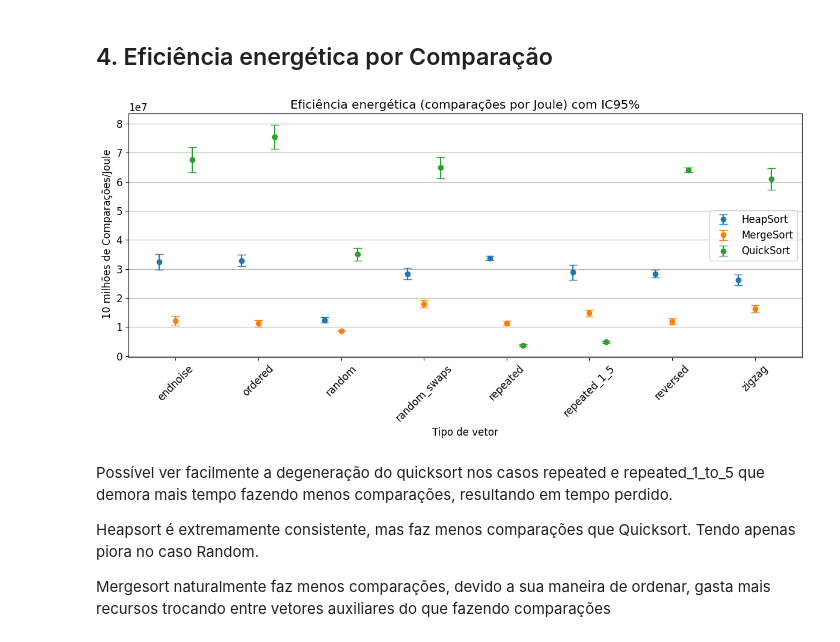
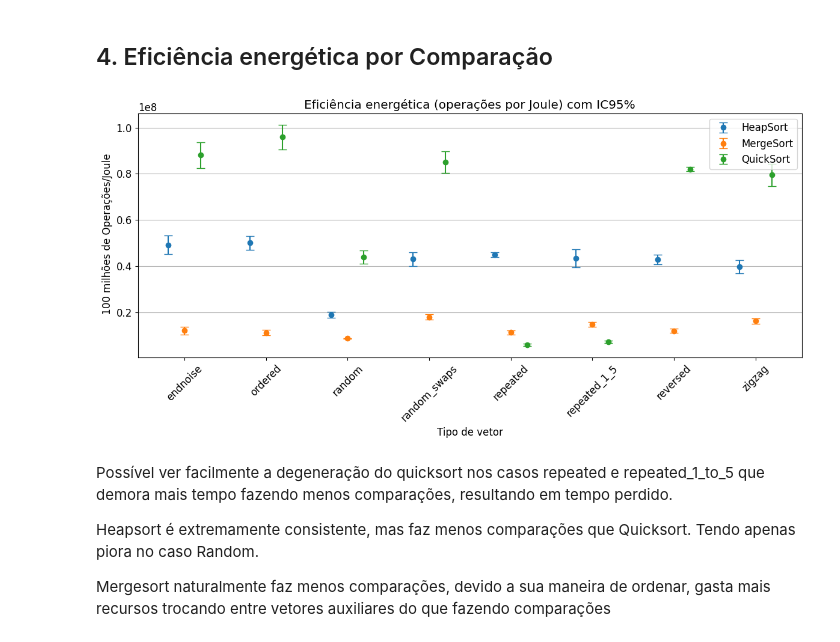
Before and after one commit to E-434/An-lise-de-Desempenho, a Jupyter notebook: Notebooks/ComparacaoAlgoritmos.ipynb, the cells around one changed output. Drawn from its saved outputs; the diff is of its cells as text; code cells hidden in the pictures.

```diff
--- a/Notebooks/ComparacaoAlgoritmos.ipynb
+++ b/Notebooks/ComparacaoAlgoritmos.ipynb
@@ -485,14 +485,13 @@ Removendo a exceção (Heapsort com vetor repeated), fica muito mais claro as te
 ## 4. Eficiência energética por Comparação
 # %%
 none = all_data[all_data["stress"] == "none"].copy()
-
-none["comparacoes_por_joule"] = (
-    none["comparisons"] / none["energy_j"]
+none["operacoes_por_joule"] = (
+    (none["comparisons"] + none["swaps"]) / none["energy_j"]
 )
 
 eficiencia = (
     none
-    .groupby(["algorithm","vector_type"])["comparacoes_por_joule"]
+    .groupby(["algorithm","vector_type"])["operacoes_por_joule"]
     .apply(media_ic)
     .unstack()
     .reset_index()
@@ -507,36 +506,36 @@ x = np.arange(len(vetores))
 
 for alg, offset in zip(algoritmos, offsets):
 
     dados = (
         eficiencia[eficiencia["algorithm"] == alg]
         .set_index("vector_type")
         .loc[vetores]
         .reset_index()
     )
 
     plt.errorbar(
         x + offset,
         dados["media"],
         yerr=dados["ic"],
         fmt="o",
         linestyle="none",
         capsize=5,
         label=alg
     )
 
 plt.xticks(x, vetores, rotation=45)
 
-plt.ylabel(" 10 milhões de Comparações/Joule")
+plt.ylabel(" 100 milhões de Operações/Joule")
 plt.xlabel("Tipo de vetor")
-plt.title("Eficiência energética (comparações por Joule) com IC95%")
+plt.title("Eficiência energética (operações por Joule) com IC95%")
 
 plt.grid(axis="y")
 plt.legend()
 
 plt.tight_layout()
 plt.show()
 # %% [output]
-[figure, old version]
+[figure, new version]
 # %% [markdown]
 Possível ver facilmente a degeneração do quicksort nos casos repeated e repeated_1_to_5 que demora mais tempo fazendo menos comparações, resultando em tempo perdido.
 
```
